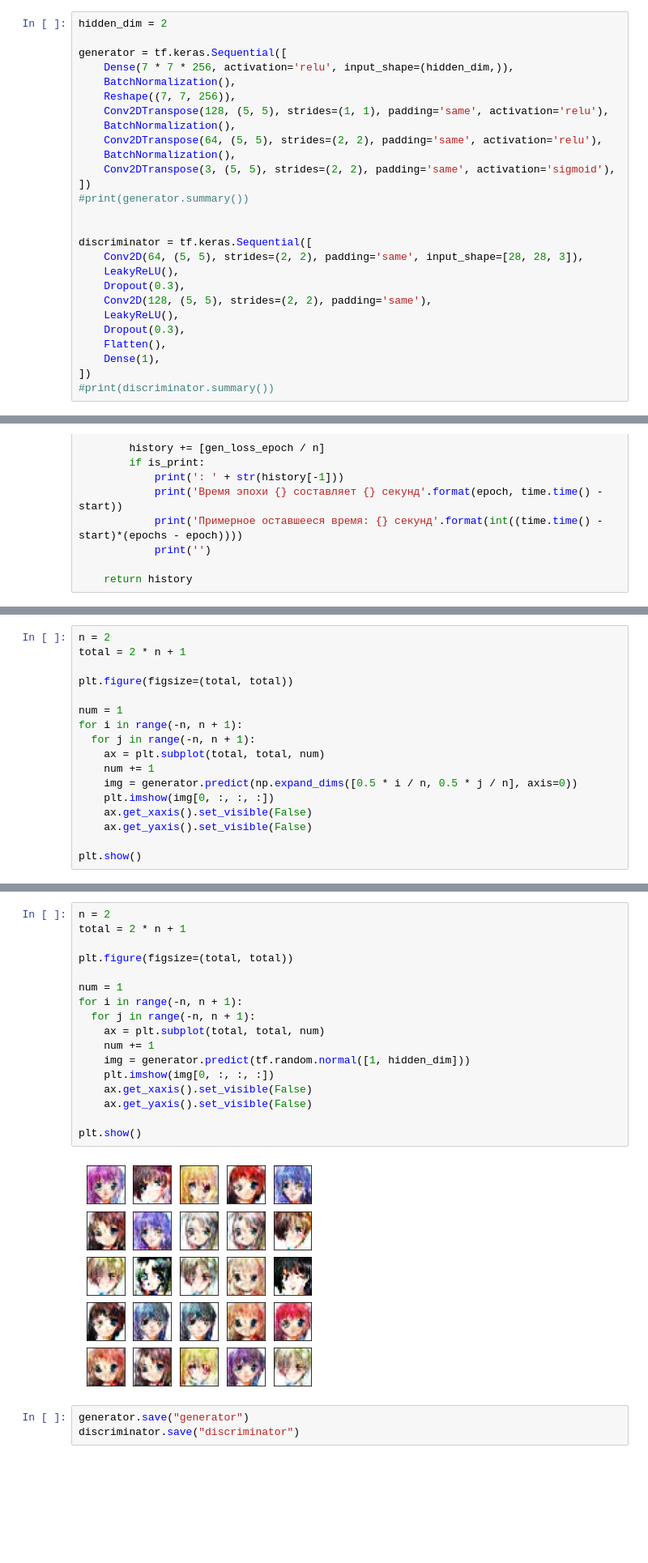
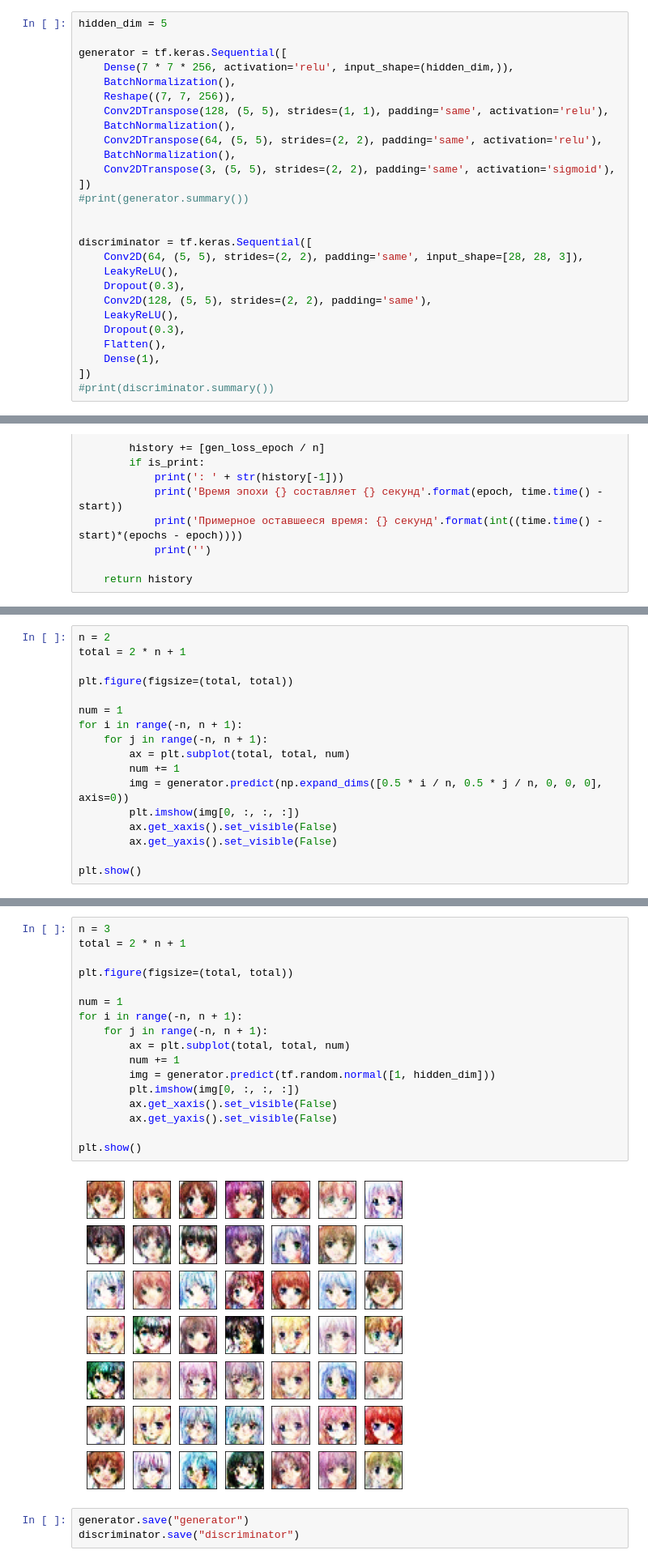
Before and after one commit to FaetterP/CNN-GAN, a Jupyter notebook: color.ipynb, the cells around one changed output, grey strips where cells are left out. Shown at 81% size. Drawn from its saved outputs; the diff is of its cells as text; blank space fills up the shorter version.

```diff
--- a/color.ipynb
+++ b/color.ipynb
@@ -74,7 +74,7 @@ plt.show()
 # %% [output]
 [figure]
 # %%
-hidden_dim = 2
+hidden_dim = 5
 
 generator = tf.keras.Sequential([
     Dense(7 * 7 * 256, activation='relu', input_shape=(hidden_dim,)),
@@ -205,13 +205,13 @@ plt.figure(figsize=(total, total))
 
 num = 1
 for i in range(-n, n + 1):
-  for j in range(-n, n + 1):
-    ax = plt.subplot(total, total, num)
-    num += 1
-    img = generator.predict(np.expand_dims([0.5 * i / n, 0.5 * j / n], axis=0))
-    plt.imshow(img[0, :, :, :])
-    ax.get_xaxis().set_visible(False)
-    ax.get_yaxis().set_visible(False)
+    for j in range(-n, n + 1):
+        ax = plt.subplot(total, total, num)
+        num += 1
+        img = generator.predict(np.expand_dims([0.5 * i / n, 0.5 * j / n, 0, 0, 0], axis=0))
+        plt.imshow(img[0, :, :, :])
+        ax.get_xaxis().set_visible(False)
+        ax.get_yaxis().set_visible(False)
 
 plt.show()
 # %% [output]
@@ -219,22 +219,22 @@ plt.show()
 # %%
-n = 2
+n = 3
 total = 2 * n + 1
 
 plt.figure(figsize=(total, total))
 
 num = 1
 for i in range(-n, n + 1):
-  for j in range(-n, n + 1):
-    ax = plt.subplot(total, total, num)
-    num += 1
-    img = generator.predict(tf.random.normal([1, hidden_dim]))
-    plt.imshow(img[0, :, :, :])
-    ax.get_xaxis().set_visible(False)
-    ax.get_yaxis().set_visible(False)
+    for j in range(-n, n + 1):
+        ax = plt.subplot(total, total, num)
+        num += 1
+        img = generator.predict(tf.random.normal([1, hidden_dim]))
+        plt.imshow(img[0, :, :, :])
+        ax.get_xaxis().set_visible(False)
+        ax.get_yaxis().set_visible(False)
 
 plt.show()
 # %% [output]
-[figure, old version]
+[figure, new version]
 # %%
 generator.save("generator")
 discriminator.save("discriminator")
```
Also changed, not shown: parts of 6 cells of this notebook.
